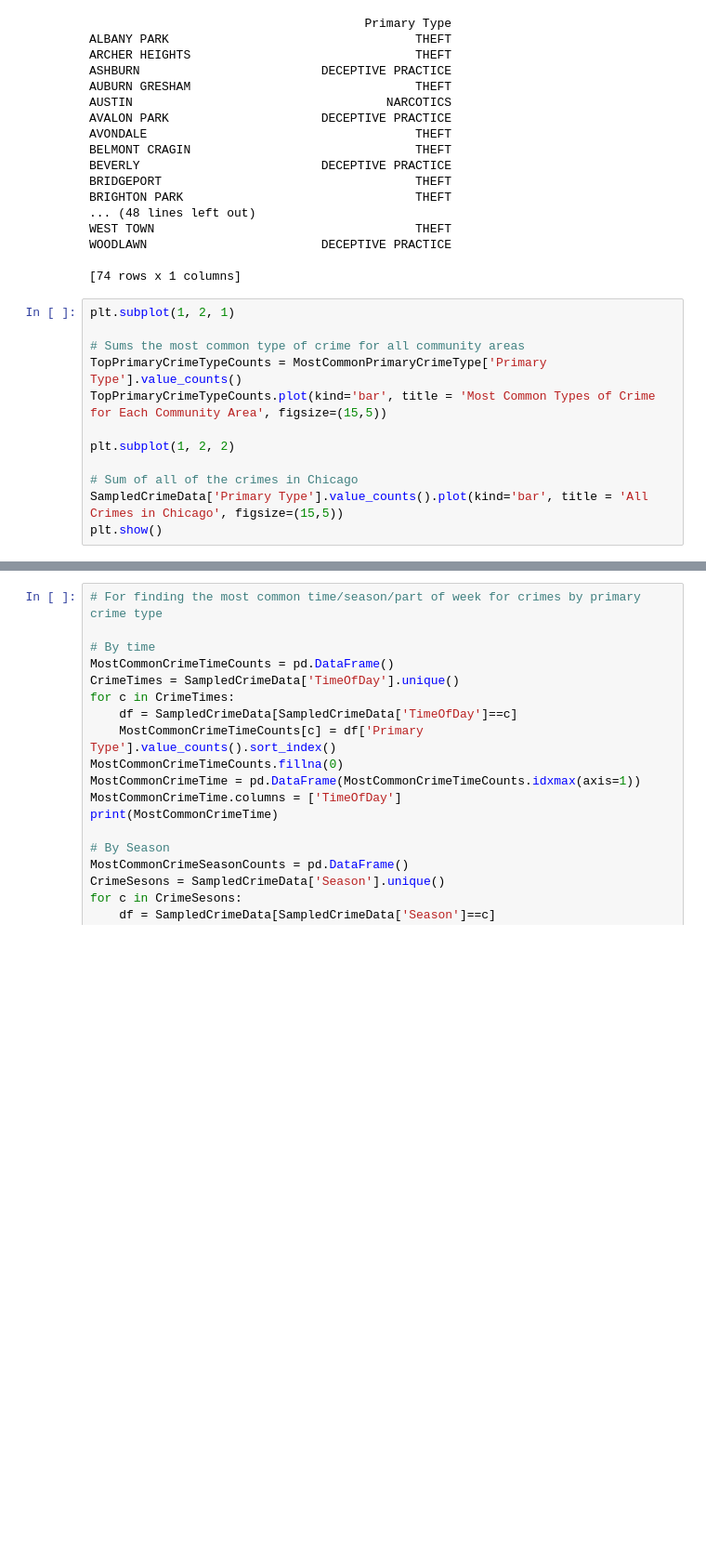
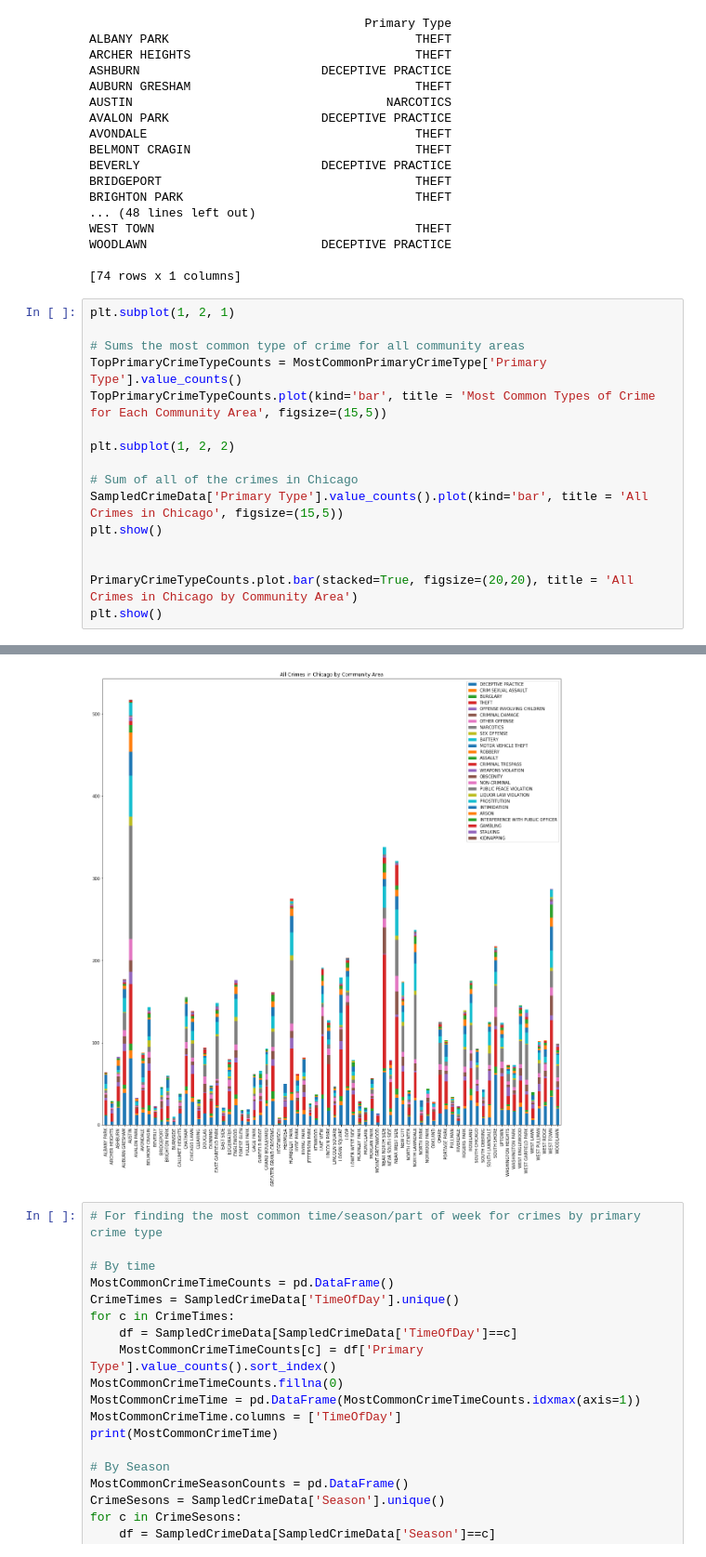
Before and after one commit to busybee333/conda, a Jupyter notebook: CrimeDataExtraction.ipynb, the cells around one changed output, grey strips where cells are left out. Shown: that part at 93% size. Drawn from its saved outputs; the diff is of its cells as text; blank space fills up the shorter version.

Commit message:
some more visualization

```diff
--- a/CrimeDataExtraction.ipynb
+++ b/CrimeDataExtraction.ipynb
@@ -254,17 +254,22 @@ WOODLAWN                        DECEPTIVE PRACTICE
 # %%
 plt.subplot(1, 2, 1)
 
 # Sums the most common type of crime for all community areas
 TopPrimaryCrimeTypeCounts = MostCommonPrimaryCrimeType['Primary Type'].value_counts()
 TopPrimaryCrimeTypeCounts.plot(kind='bar', title = 'Most Common Types of Crime for Each Community Area', figsize=(15,5))
 
 plt.subplot(1, 2, 2)
 
 # Sum of all of the crimes in Chicago
 SampledCrimeData['Primary Type'].value_counts().plot(kind='bar', title = 'All Crimes in Chicago', figsize=(15,5))
 plt.show()
+
+
+PrimaryCrimeTypeCounts.plot.bar(stacked=True, figsize=(20,20), title = 'All Crimes in Chicago by Community Area')
+plt.show()
 # %% [output]
 [figure]
+[figure, added]
 # %%
 # For finding the most common time/season/part of week for crimes by primary crime type
 
```
Also changed, not shown: parts of 6 cells of this notebook.
